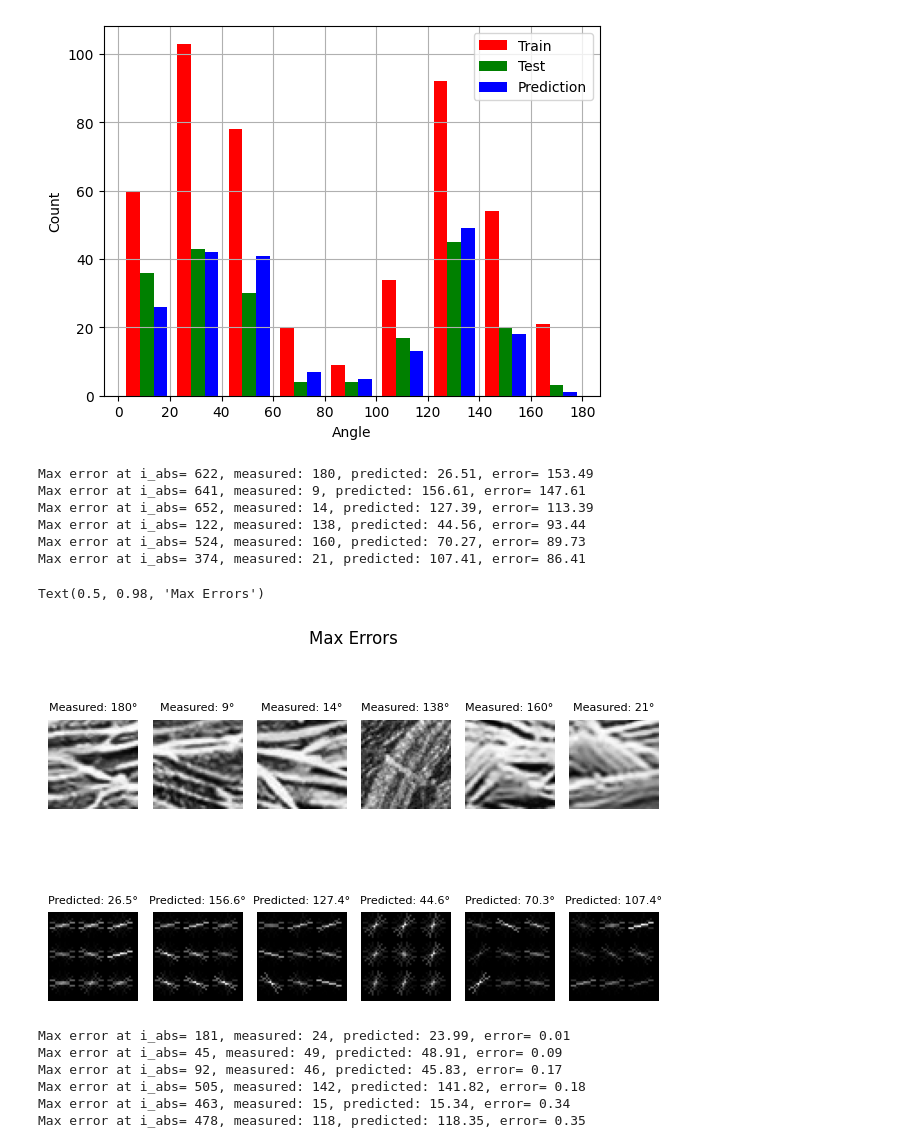
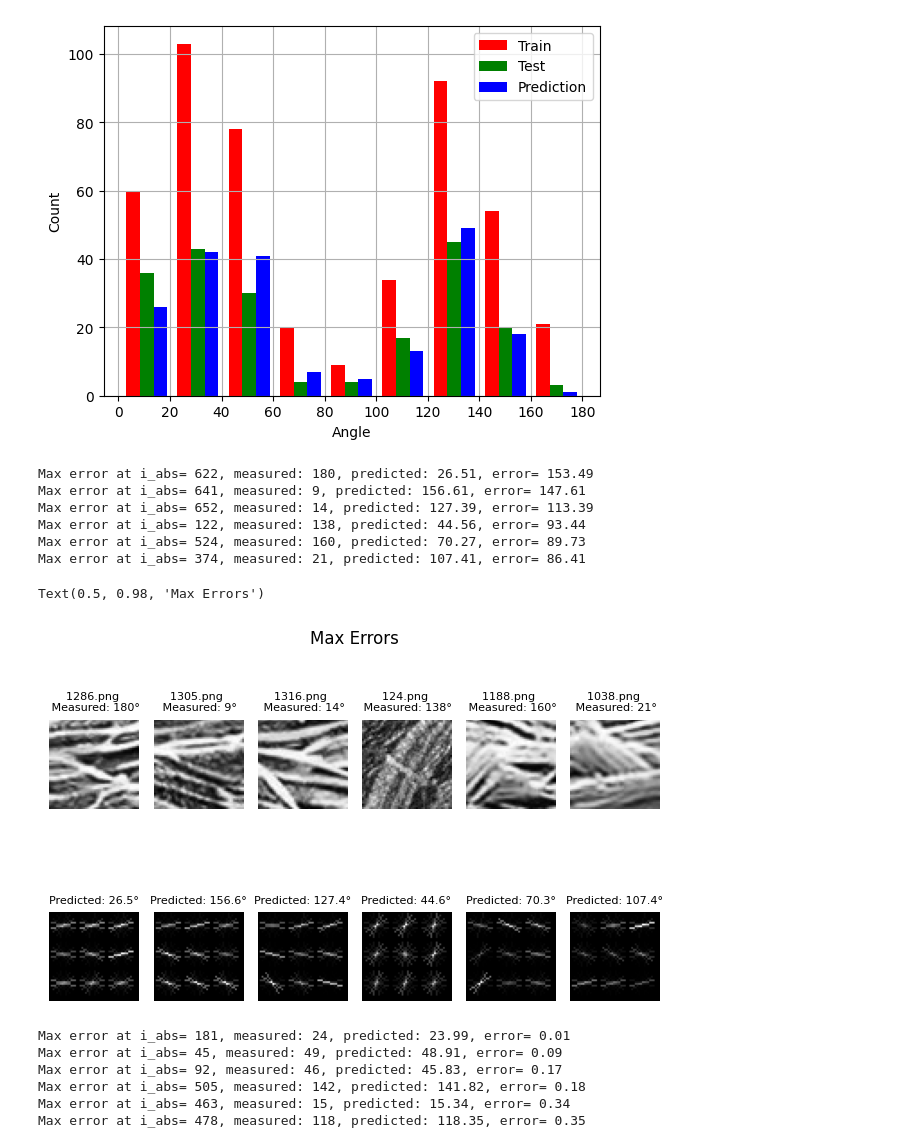
Before and after one commit to hkc5/fiber-prediction, a Jupyter notebook: main.ipynb, the cells around one changed output. Saved outputs shown, nothing was run; the diff lists cells and outputs as text; code cells hidden in the pictures.

```diff
--- a/main.ipynb
+++ b/main.ipynb
@@ -47,8 +47,8 @@ def get_feature_vector(image, grid_q= 4, no_orientation= 8):
 GRIDQ= np.arange(1, 6)
 ORIENTATION= 8
 # %%
-feature_matrix= []
-img_directories= []
+bio_feature_matrix= []
+bio_img_directories= []
 
 file_list= os.listdir("./pictures/")
 for i in range(1, 1500):
@@ -57,11 +57,11 @@ for i in range(1, 1500):
     if img_name in file_list:
         img= get_img(img_dir)
         feature_vec= get_feature_vector(img, grid_q= GRIDQ, no_orientation= ORIENTATION)
-        feature_matrix.append(feature_vec)
-        img_directories.append(img_dir)
+        bio_feature_matrix.append(feature_vec)
+        bio_img_directories.append(img_dir)
 
-feature_matrix= np.array(feature_matrix)
-img_directories= np.array(img_directories)
+bio_feature_matrix= np.array(bio_feature_matrix)
+bio_img_directories= np.array(bio_img_directories)
 
 with open("./pictures/labels.csv") as f:
     l= f.read()
@@ -70,16 +70,15 @@ with open("./pictures/labels.csv") as f:
         l= l[1:]
     except: # Windows
         l= l[3:]
+    bio_labels= np.array(l.split(), dtype= int)
 
-    labels= np.array(l.split(), dtype= int)
+print(f"Total picture/label count: {bio_img_directories.size}/{labels.size}")
+print(f"Total feature count: {bio_feature_matrix.shape[1]}")
 
-print(f"Total picture/label count: {img_directories.size}/{labels.size}")
-print(f"Total feature count: {feature_matrix.shape[1]}")
-
-zero_ratio= 1 - np.count_nonzero(feature_matrix)/feature_matrix.size
+zero_ratio= 1 - np.count_nonzero(bio_feature_matrix)/bio_feature_matrix.size
 print(f"Zero feature ratio: {100*zero_ratio:.1f}%")
 
-unique_feature, c_unique_feature= np.unique(feature_matrix, return_counts= True)
-unique_ratio= 1 - np.sum(np.sort(c_unique_feature[c_unique_feature!= 1]))/feature_matrix.size
+unique_feature, c_unique_feature= np.unique(bio_feature_matrix, return_counts= True)
+unique_ratio= 1 - np.sum(np.sort(c_unique_feature[c_unique_feature!= 1]))/bio_feature_matrix.size
 print(f"Unique feature ratio: {100*unique_ratio:.1f}%")
 # %% [output]
@@ -90,7 +89,7 @@ Unique feature ratio: 55.7%
 # %% [markdown]
 ### Scale & PCA
 # %%
-X_train, X_test, y_train, y_test, i_train, i_test= train_test_split(feature_matrix, labels, np.arange(labels.size), test_size= .3, random_state= 0)
+X_train, X_test, y_train, y_test, i_train, i_test= train_test_split(bio_feature_matrix, bio_labels, np.arange(bio_labels.size), test_size= .3, random_state= 0)
 
 scaler= StandardScaler()
 
@@ -107,7 +106,7 @@ required_variance= .6
 no_components= sum(pca.explained_variance_ratio_.cumsum() < required_variance) + 1
 pca_var= PCA(no_components)
 
-feature_matrix= feature_matrix[labels!= 0]
+bio_feature_matrix= bio_feature_matrix[bio_labels!= 0]
 print(f"Initial features: {feature_matrix.shape[1]} Final components: {no_components}")
 # %% [output]
 Initial features: 440 Final components: 2
@@ -184,36 +183,36 @@ for i in np.arange(0, no_pics):
 
     print(f"Max error at i_abs= {i_abs}, measured: {y_test[i_max_error][0]}, predicted: {y_pred[i_max_error][0]:.2f}, error= {y_error_sorted[i]:.2f}")
 
-    img_dir= img_directories[i_abs]
+    img_dir= bio_img_directories[i_abs]
     img= get_img(img_dir)
 
     hog_features, hog_image = hog(img, orientations= 8, pixels_per_cell= (int(img.shape[0]/3), int(img.shape[1]/3)),
                         visualize=True, feature_vector= True)
 
 
     plt.subplot(2, no_pics, i+1)
     plt.imshow(img, cmap= "gray")
     #plt.title("Original Image")
     plt.axis("off")
-    plt.title(f"Measured: {y_test[i_max_error][0]}{chr(176)}", size= 8)
+    plt.title(f"{img_dir[11:]} \n Measured: {y_test[i_max_error][0]}{chr(176)}", size= 8)
 
     plt.subplot(2, no_pics, i+1 + no_pics)
     plt.imshow(hog_image, cmap='gray')
     #plt.title("HOG Image")
     plt.axis("off")
     plt.title(f"Predicted: {y_pred[i_max_error][0]:.1f}{chr(176)}", size= 8)
 
 plt.tight_layout()
 plt.suptitle("Max Errors")
 # %% [output]
 Max error at i_abs= 622, measured: 180, predicted: 26.51, error= 153.49
 Max error at i_abs= 641, measured: 9, predicted: 156.61, error= 147.61
 Max error at i_abs= 652, measured: 14, predicted: 127.39, error= 113.39
 Max error at i_abs= 122, measured: 138, predicted: 44.56, error= 93.44
 Max error at i_abs= 524, measured: 160, predicted: 70.27, error= 89.73
 Max error at i_abs= 374, measured: 21, predicted: 107.41, error= 86.41
 Text(0.5, 0.98, 'Max Errors')
-[figure, old version]
+[figure, new version]
 # %%
 y_error= abs(y_pred-y_test)
 y_error_sorted= np.sort(y_error)
```
Also changed, not shown: parts of 8 cells of this notebook, 5 other files.
